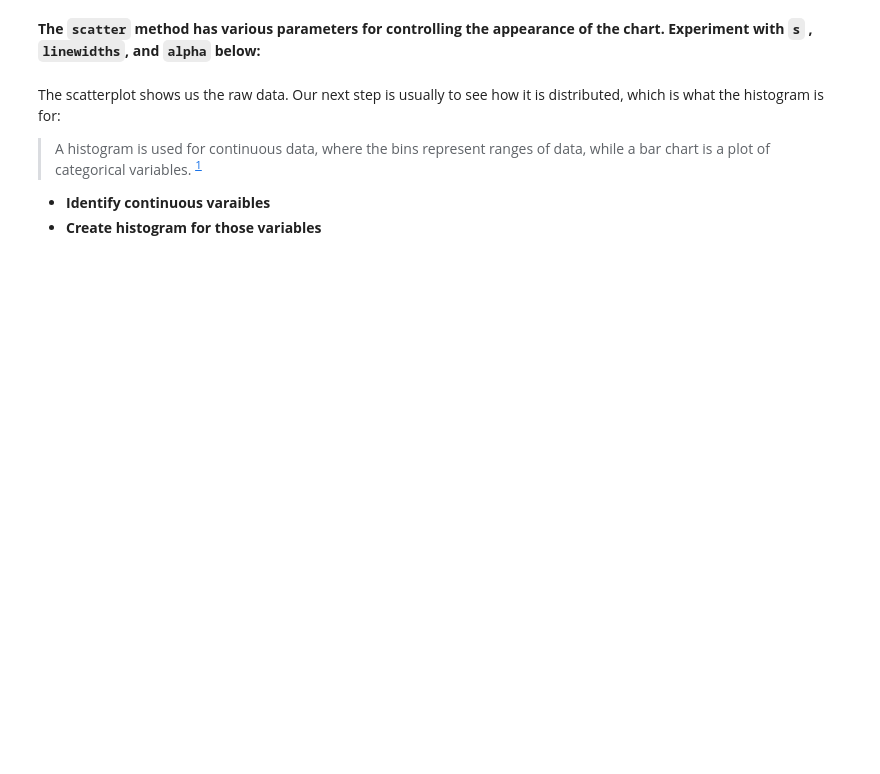
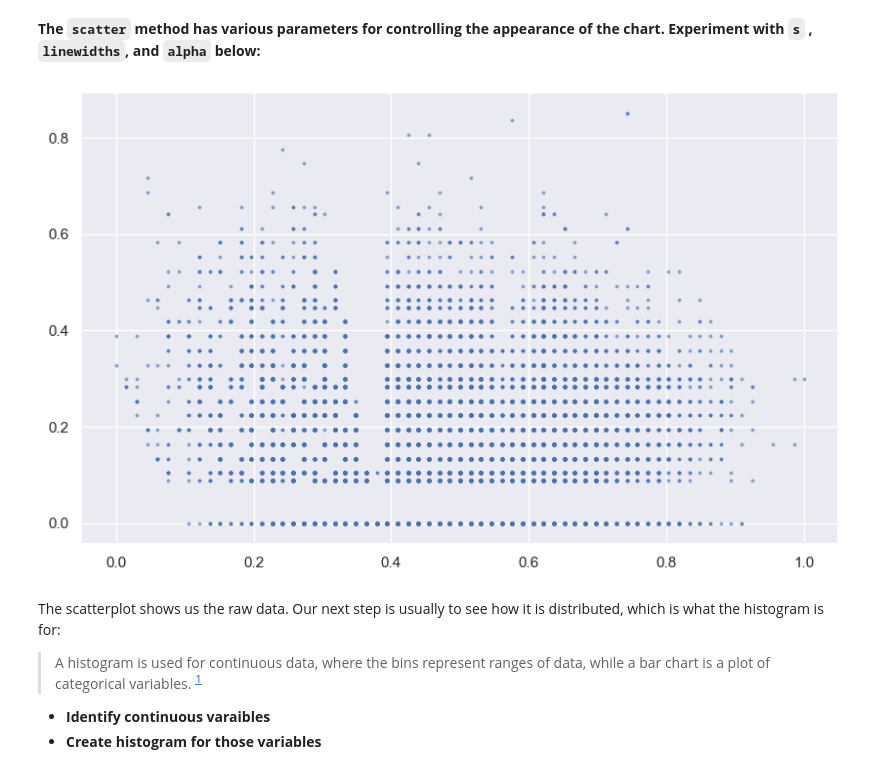
Before and after one commit to divraj2022/IOD_DIV, a Jupyter notebook: Module 2/IOD_Lab 2.1.2.ipynb, the cells around one changed output. Drawn from its saved outputs; the diff is of its cells as text; code cells hidden in the pictures; blank space fills up the shorter version.

```diff
--- a/Module 2/IOD_Lab 2.1.2.ipynb
+++ b/Module 2/IOD_Lab 2.1.2.ipynb
@@ -56,3 +89,9 @@ We usually start charting variables one-by-one (although when several have the s
+# %%
+#ANSWER
+plt.scatter(bikes['atemp'],bikes['windspeed'], s=3, linewidths=1, alpha=0.5)
+plt.show()
+# %% [output]
+[figure, added]
 # %% [markdown]
 The scatterplot shows us the raw data. Our next step is usually to see how it is distributed, which is what the histogram is for:
 
```
Also changed, not shown: parts of 71 cells of this notebook, 12 other files.
